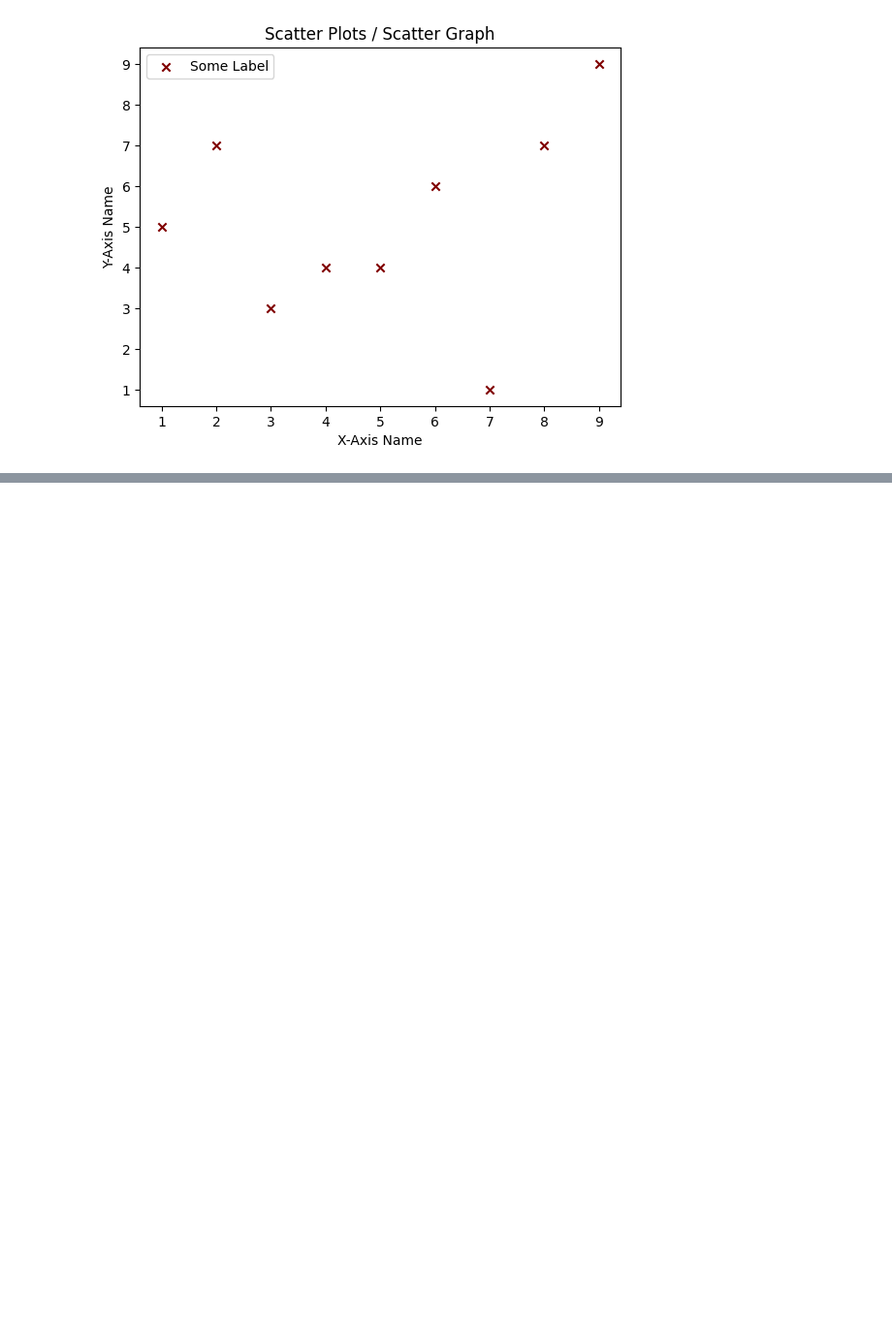
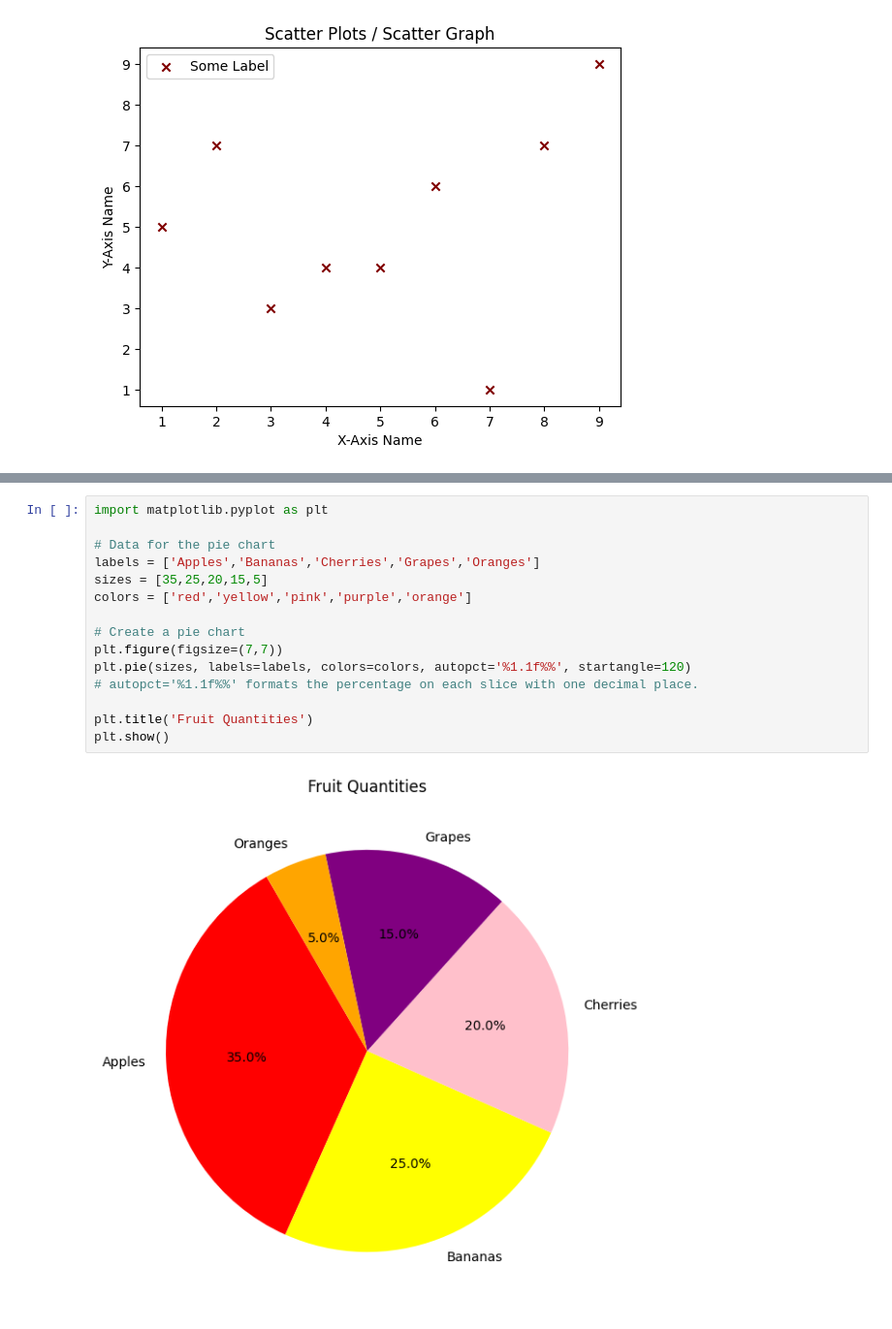
Before and after one commit to Srishti36912/Python_clg, a Jupyter notebook: matplotlib.ipynb, the cells around one changed output, grey strips where cells are left out. Shown at 97% size. Cells and saved outputs as stored; diff of their text form; blank space fills up the shorter version.

```diff
--- a/matplotlib.ipynb
+++ b/matplotlib.ipynb
@@ -377,0 +408,17 @@ plt.show()
+# %%
+import matplotlib.pyplot as plt
+
+# Data for the pie chart
+labels = ['Apples','Bananas','Cherries','Grapes','Oranges']
+sizes = [35,25,20,15,5]
+colors = ['red','yellow','pink','purple','orange']
+
+# Create a pie chart
+plt.figure(figsize=(7,7))
+plt.pie(sizes, labels=labels, colors=colors, autopct='%1.1f%%', startangle=120)
+# autopct='%1.1f%%' formats the percentage on each slice with one decimal place.
+
+plt.title('Fruit Quantities')
+plt.show()
+# %% [output]
+[figure, added]
```
Also changed, not shown: parts of 4 cells of this notebook.
